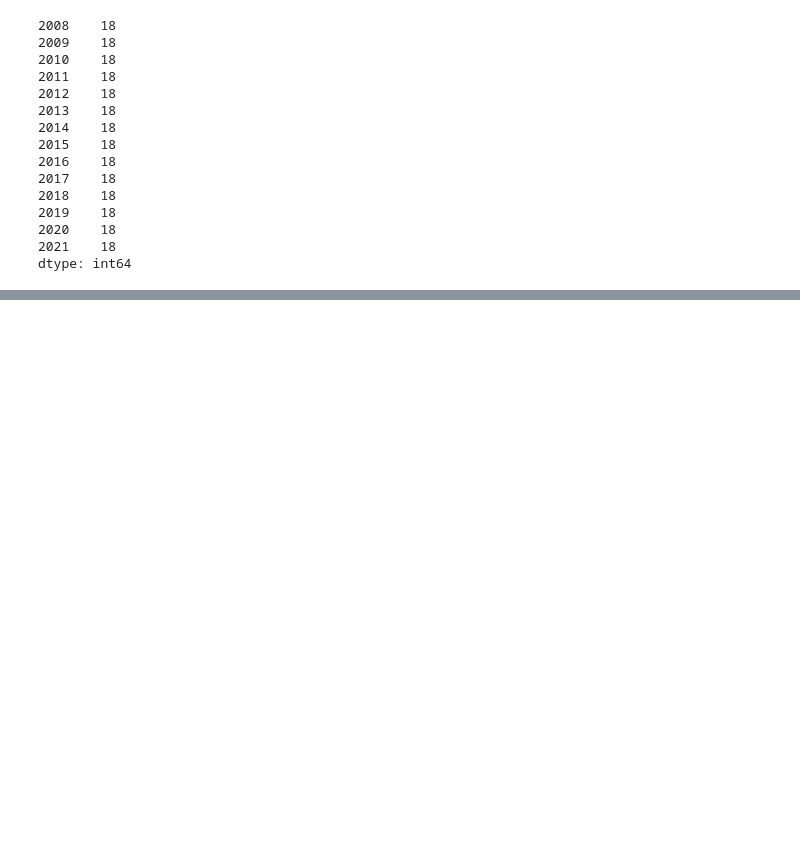
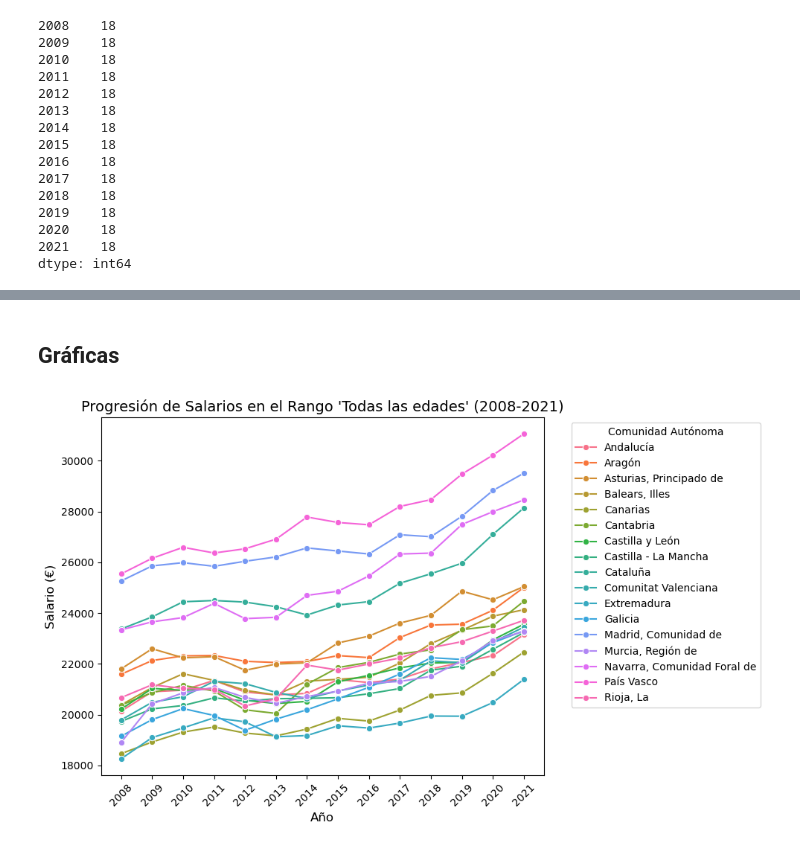
Before and after one commit to adrianbenitezrueda/first-project-data, a Jupyter notebook: adrian_main.ipynb, the cells around one changed output, grey strips where cells are left out. Drawn from its saved outputs; the diff is of its cells as text; code cells hidden in the pictures; blank space fills up the shorter version.

```diff
--- a/adrian_main.ipynb
+++ b/adrian_main.ipynb
@@ -238,0 +229,5 @@ df_salario_ccaa_sexo_y_edad.dropna()
+# %%
+# Multiplica por -1 todos los valores negativos en el DataFrame
+df_salario_ccaa_sexo_y_edad = df_salario_ccaa_sexo_y_edad.applymap(lambda x: -x if isinstance(x, (int, float)) and x < 0 else x)
+
+df_salario_ccaa_sexo_y_edad.head(40)
@@ -430,0 +781,2 @@ df_salario_ccaa_sexo_y_sectoractividad.dropna()
+# %% [markdown]
+## Gráficas
@@ -430,0 +786,30 @@ df_salario_ccaa_sexo_y_sectoractividad.dropna()
+# %%
+# Gráficas Todas las edades por CCAA progresiva desde 2008 al 2021
+
+# Filtrar el DataFrame para incluir solo las filas donde el rango de edad es "Todas las edades" y excluir "Total Nacional"
+df_todas_edades = df_salario_ccaa_sexo_y_edad.xs('Todas las edades', level='Rango de edad').reset_index()
+
+# Excluir "Total Nacional"
+df_todas_edades = df_todas_edades[df_todas_edades['Localización'] != 'Total Nacional']
+
+# Convertir el DataFrame a formato largo para usarlo con seaborn
+df_long = df_todas_edades.melt(id_vars=["Localización"],
+                               var_name="Año",
+                               value_name="Salario")
+
+# Crear la gráfica de líneas
+plt.figure(figsize=(10, 6))
+sns.lineplot(data=df_long, x="Año", y="Salario", hue="Localización", marker="o")
+
+# Configuramos los títulos y etiquetas
+plt.title("Progresión de Salarios en el Rango 'Todas las edades' (2008-2021)", fontsize=14)
+plt.xlabel("Año", fontsize=12)
+plt.ylabel("Salario (€)", fontsize=12)
+plt.xticks(rotation=45)
+plt.legend(title="Comunidad Autónoma", bbox_to_anchor=(1.05, 1), loc='upper left')
+
+# Mostrar la gráfica
+plt.tight_layout()
+plt.show()
+# %% [output]
+[figure, added]
```
Also changed, not shown: parts of 37 cells of this notebook, 8 other files.
